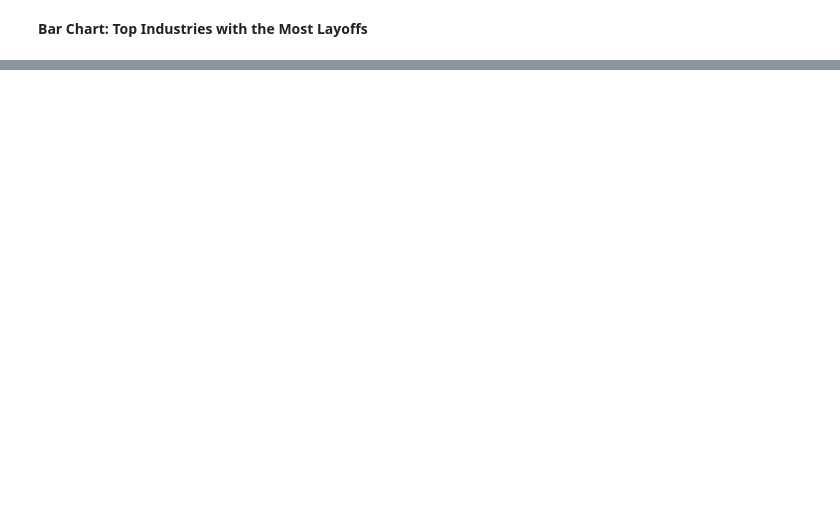
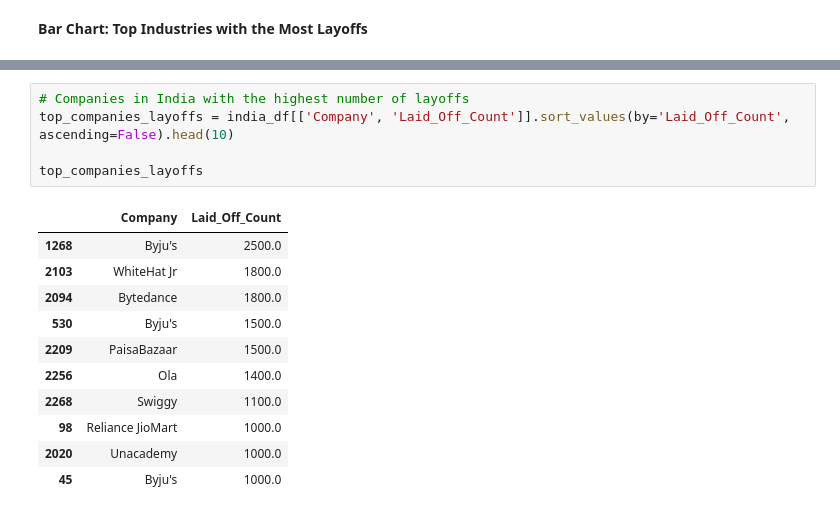
Before and after one commit to raj-rajat/Layoffs-Dataset-2023, a Jupyter notebook: layoffs-dataset-2023.ipynb, the cells around one changed output, grey strips where cells are left out. Saved outputs shown, nothing was run; the diff lists cells and outputs as text; blank space fills up the shorter version.

```diff
--- a/layoffs-dataset-2023.ipynb
+++ b/layoffs-dataset-2023.ipynb
@@ -390,0 +469,17 @@ fig24.show()
+# %%
+# Companies in India with the highest number of layoffs
+top_companies_layoffs = india_df[['Company', 'Laid_Off_Count']].sort_values(by='Laid_Off_Count', ascending=False).head(10)
+
+top_companies_layoffs
+# %% [output]
+|  | Company | Laid_Off_Count |
+| 1268 | Byju's | 2500.0 |
+| 2103 | WhiteHat Jr | 1800.0 |
+| 2094 | Bytedance | 1800.0 |
+| 530 | Byju's | 1500.0 |
+| 2209 | PaisaBazaar | 1500.0 |
+| 2256 | Ola | 1400.0 |
+| 2268 | Swiggy | 1100.0 |
+| 98 | Reliance JioMart | 1000.0 |
+| 2020 | Unacademy | 1000.0 |
+| 45 | Byju's | 1000.0 |
```
Also changed, not shown: parts of 14 cells of this notebook.
